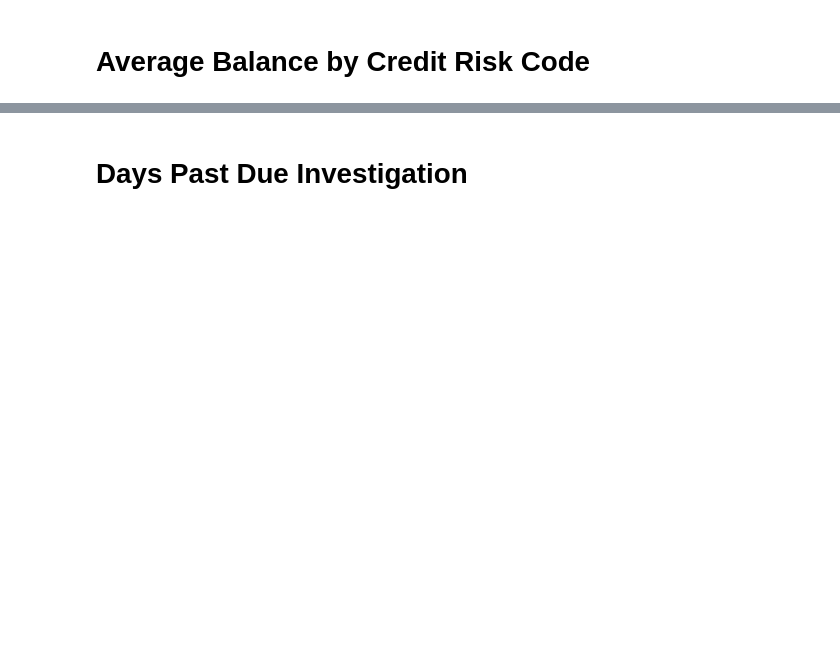
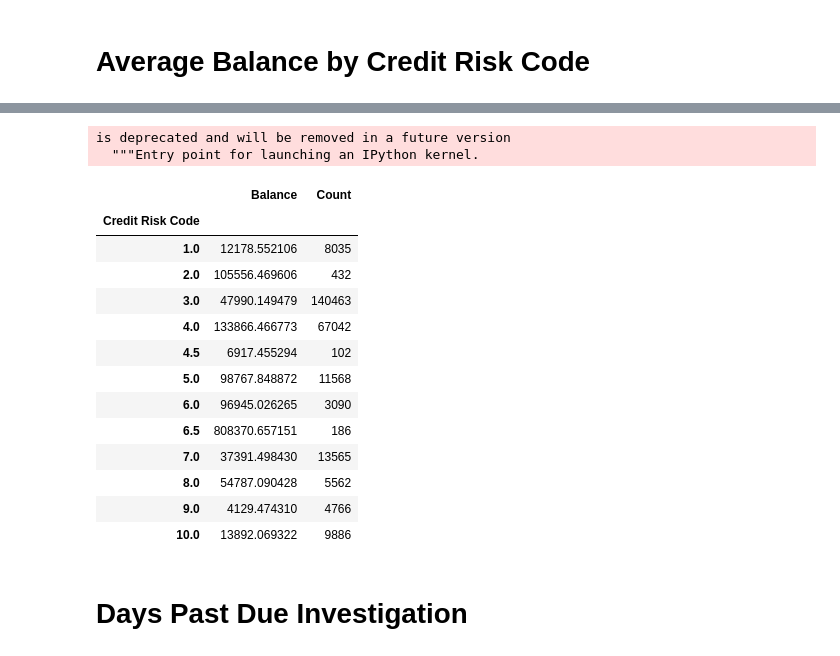
Before and after one commit to rogo10/Loan-Project, a Jupyter notebook: EDA of anon.ipynb, the cells around one changed output, grey strips where cells are left out. Saved outputs shown, nothing was run; the diff lists cells and outputs as text; code cells hidden in the pictures; blank space fills up the shorter version.

```diff
--- a/EDA of anon.ipynb
+++ b/EDA of anon.ipynb
@@ -222,3 +274,27 @@ Name: Balance, dtype: float64
+# %%
+df1 = pd.merge(df.groupby('Credit Risk Code')['Balance'].agg({"Balance":'mean'}),
+         pd.DataFrame(df.groupby('Credit Risk Code')[['Credit Risk Code','Balance']].size()),
+        left_index=True,
+        right_index=True)
+df1.columns = ['Balance', 'Count']
+df1
+# %% [output]
+is deprecated and will be removed in a future version
+  """Entry point for launching an IPython kernel.
+|  | Balance | Count |
+| Credit Risk Code |  |  |
+| 1.0 | 12178.552106 | 8035 |
+| 2.0 | 105556.469606 | 432 |
+| 3.0 | 47990.149479 | 140463 |
+| 4.0 | 133866.466773 | 67042 |
+| 4.5 | 6917.455294 | 102 |
+| 5.0 | 98767.848872 | 11568 |
+| 6.0 | 96945.026265 | 3090 |
+| 6.5 | 808370.657151 | 186 |
+| 7.0 | 37391.498430 | 13565 |
+| 8.0 | 54787.090428 | 5562 |
+| 9.0 | 4129.474310 | 4766 |
+| 10.0 | 13892.069322 | 9886 |
 # %% [markdown]
 # Days Past Due Investigation
 # %%
```
Also changed, not shown: parts of 19 cells of this notebook.
